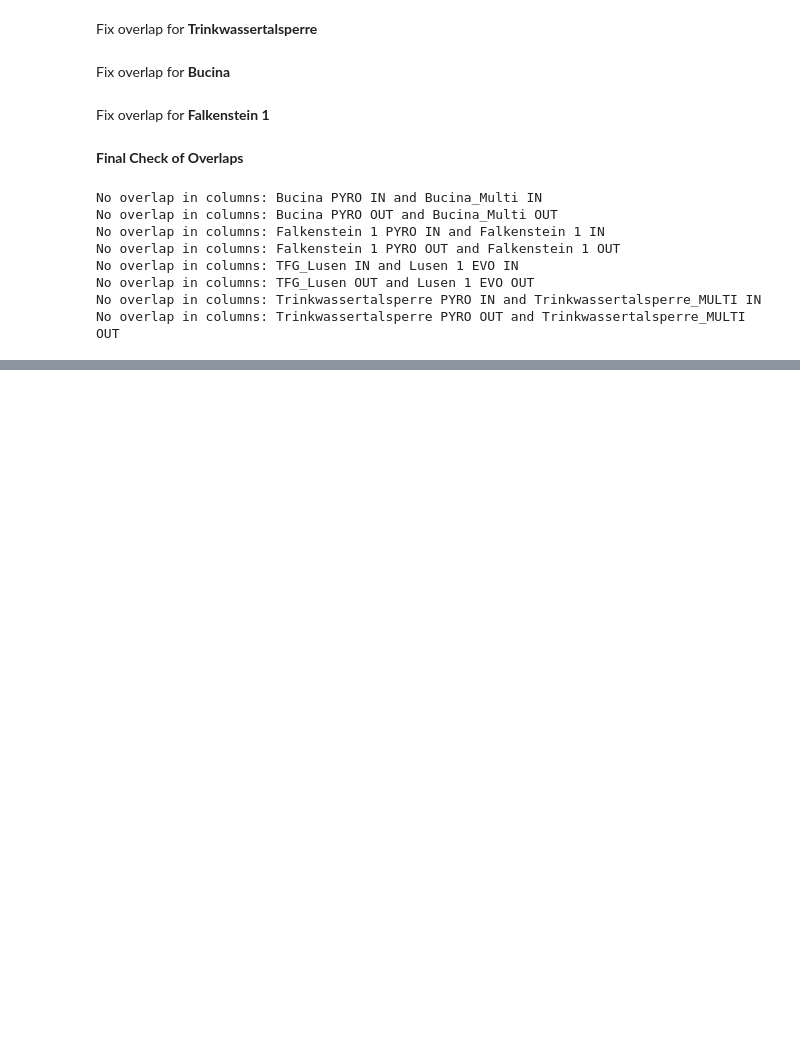
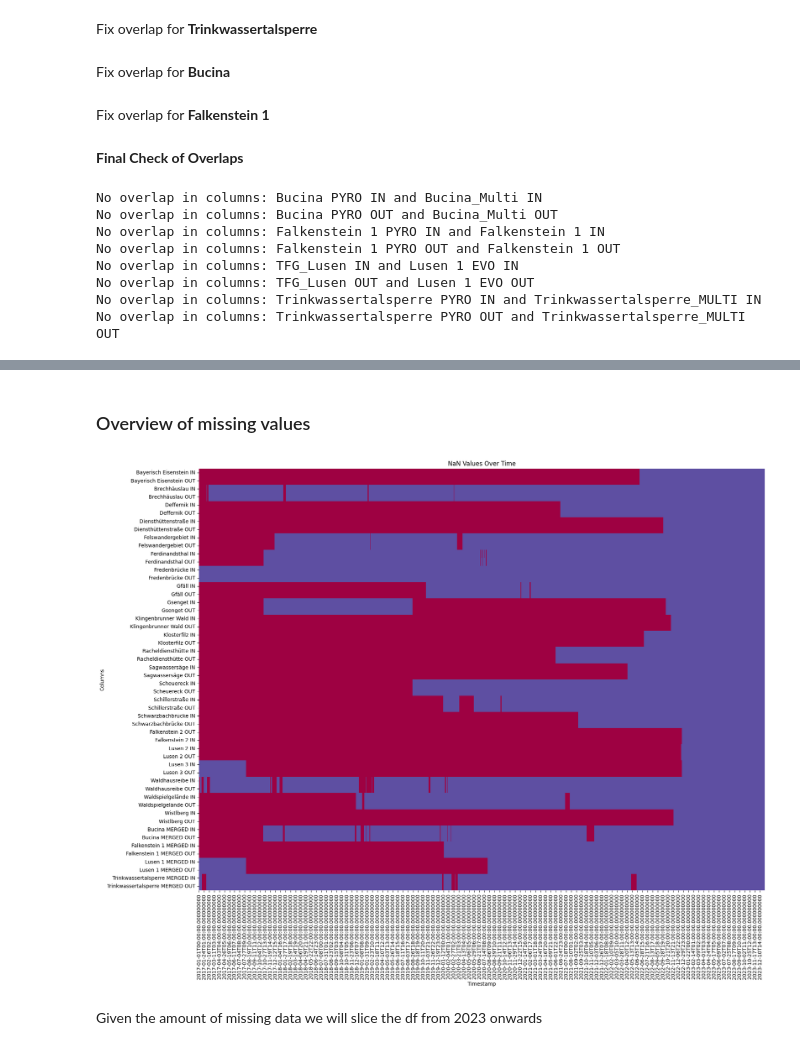
Before and after one commit to m-mango/bavarian-forest-visitor-monitoring-dssgx-24, a Jupyter notebook: cleaning-manual-visitor-count-data.ipynb, the cells around one changed output, grey strips where cells are left out. Drawn from its saved outputs; the diff is of its cells as text; code cells hidden in the pictures; blank space fills up the shorter version.

```diff
--- a/cleaning-manual-visitor-count-data.ipynb
+++ b/cleaning-manual-visitor-count-data.ipynb
@@ -417,0 +515,42 @@ To test models with a simplified but coherent df, this should be done:
+# %% [markdown]
+### Overview of missing values
+# %%
+import seaborn as sns
+# Create a DataFrame indicating NaN values (True if NaN, False otherwise)
+
+traffic_columns = [col for col in df.columns
+                    if "Fahrräder" not in col
+                    and "Fußgänger" not in col]
+
+traffic_columns = [col for col in traffic_columns
+                    if "Bucina" not in col
+                    and "Trinkwass" not in col
+                    and "TFG" not in col
+                    and "Lusen 1" not in col
+                    and "Falkenstein 1" not in col]
+
+keys_list = list(merge.keys())
+
+for key in keys_list:
+    traffic_columns.append(key)
+
+
+nan_df = df[traffic_columns].isna()
+
+# Set up the plot
+plt.figure(figsize=(20, 15))
+
+# Plot the heatmap
+sns.heatmap(nan_df.T, cmap='Spectral_r', cbar=False)
+
+# Set axis labels
+plt.xlabel('Timestamp')
+plt.ylabel('Columns')
+plt.title('NaN Values Over Time')
+
+# Show the plot
+plt.show()
+# %% [output]
+[figure, added]
+# %% [markdown]
+Given the amount of missing data we will slice the df from 2023 onwards
```
Also changed, not shown: parts of 22 cells of this notebook.
